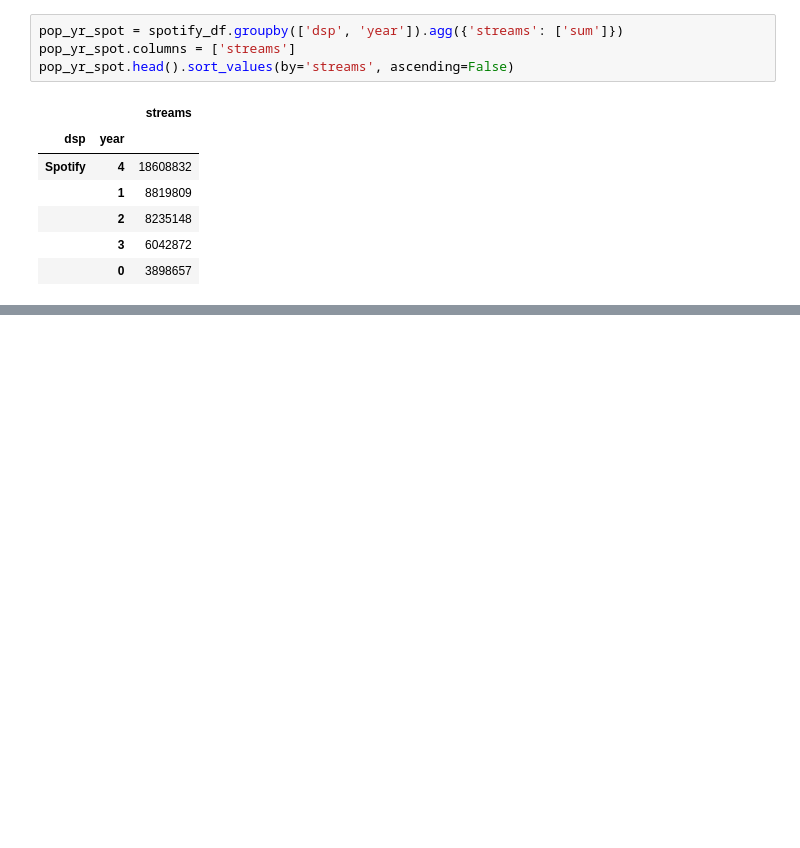
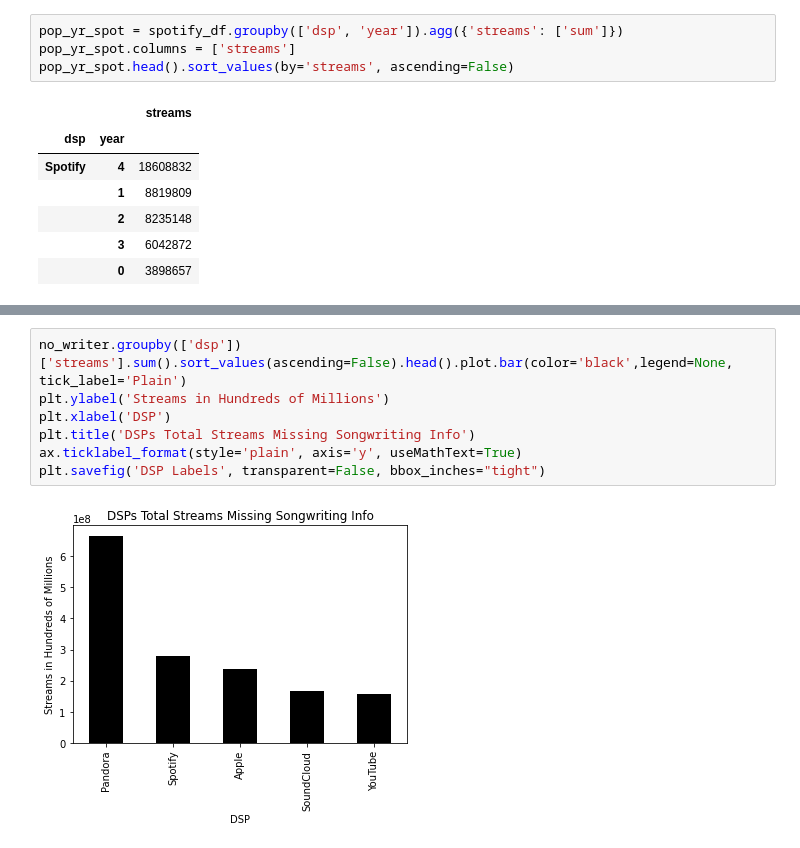
Before and after one commit to LJRollerII/mlc-project-napster, a Jupyter notebook: notebooks/dsp_mlc.ipynb, the cells around one changed output, grey strips where cells are left out. Cells and saved outputs as stored; diff of their text form; blank space fills up the shorter version.

```diff
--- a/notebooks/dsp_mlc.ipynb
+++ b/notebooks/dsp_mlc.ipynb
@@ -534,0 +601,9 @@ Name: streams, Length: 2173, dtype: int32
+# %%
+no_writer.groupby(['dsp'])['streams'].sum().sort_values(ascending=False).head().plot.bar(color='black',legend=None, tick_label='Plain')
+plt.ylabel('Streams in Hundreds of Millions')
+plt.xlabel('DSP')
+plt.title('DSPs Total Streams Missing Songwriting Info')
+ax.ticklabel_format(style='plain', axis='y', useMathText=True)
+plt.savefig('DSP Labels', transparent=False, bbox_inches="tight")
+# %% [output]
+[figure, added]
```
Also changed, not shown: parts of 42 cells of this notebook.
